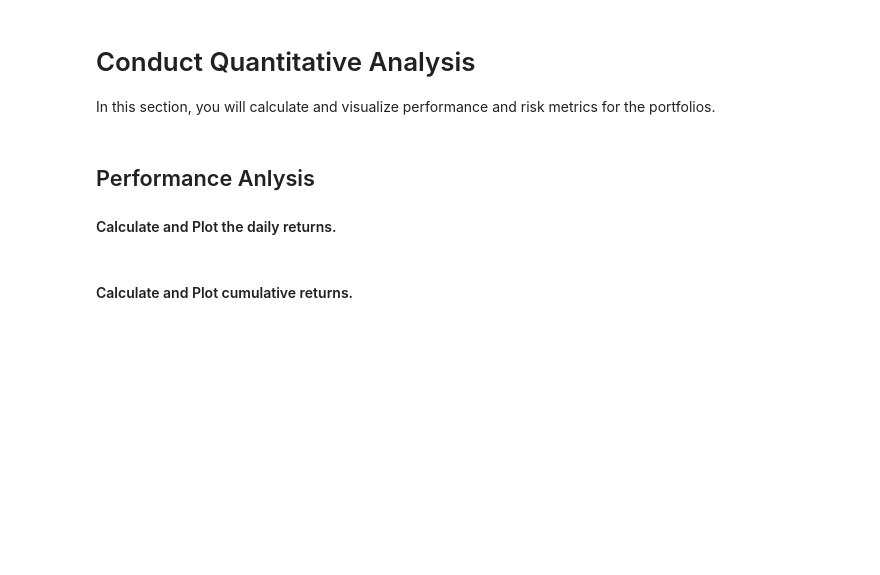
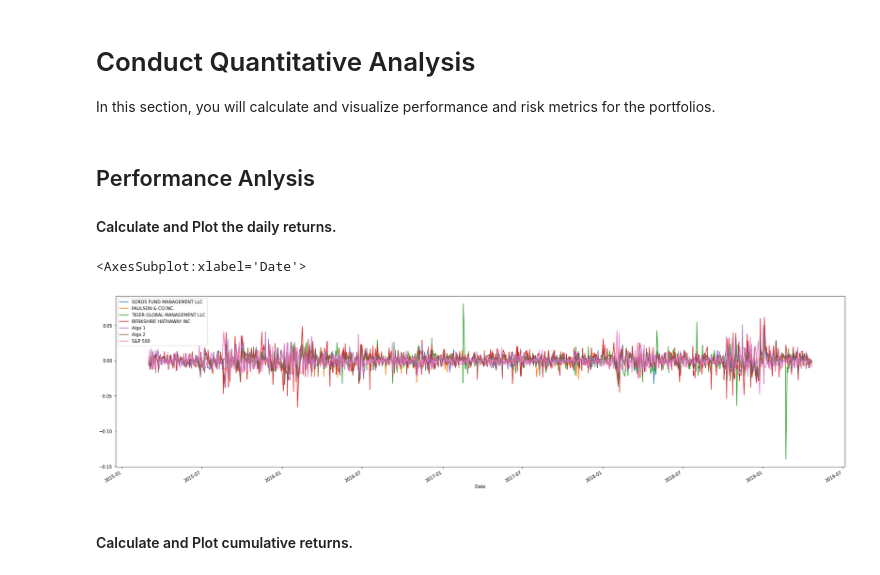
Before and after one commit to jdfwsp/pandas_for_data, a Jupyter notebook: whale_analysis.ipynb, the cells around one changed output. Drawn from its saved outputs; the diff is of its cells as text; code cells hidden in the pictures; blank space fills up the shorter version.

```diff
--- a/whale_analysis.ipynb
+++ b/whale_analysis.ipynb
@@ -50,3 +60,5 @@ Read the algorithmic daily returns and clean the data
 # %%
 # Reading algorithmic returns
 ar_df = pd.read_csv('Resources/algo_returns.csv')
+ar_df['Date'] = pd.to_datetime(ar_df['Date'])
+ar_df.head()
@@ -103,4 +122,5 @@ Close    0
 dtype: int64
 # %%
 # Rename `Close` Column to be specific to this portfolio.
-sp5_df.rename(columns = {'Close': 'SP500'})
+sp5_df['S&P 500'] = sp5_df['Close']
+del sp5_df['Close']
@@ -122,5 +128,5 @@ sp5_df.rename(columns = {'Close': 'SP500'})
 ## Combine Whale, Algorithmic, and S&P 500 Returns
 # %%
 # Join Whale Returns, Algorithmic Returns, and the S&P 500 Returns into a single DataFrame with columns for each portfolio's returns.
-comb_df = pd.concat([wr_df, ar_df, sp5_df], axis = 1, join = 'inner')
-comb_df.head()
+comb_df = pd.merge(wr_df, ar_df, how = 'inner', on = 'Date')
+comb_df = pd.merge(comb_df, sp5_df, how = 'inner', on = 'Date')
@@ -133,0 +133,3 @@ comb_df.head()
+# %%
+comb_df.set_index('Date', inplace = True)
+comb_df.head()
@@ -143,6 +153,10 @@ In this section, you will calculate and visualize performance and risk metrics f
 #### Calculate and Plot the daily returns.
 # %%
 # Plot daily returns of all portfolios
+comb_df.plot(figsize = (30, 8))
+# %% [output]
+<AxesSubplot:xlabel='Date'>
+[figure, added]
 # %% [markdown]
 #### Calculate and Plot cumulative returns.
 # %%
```
Also changed, not shown: parts of 7 cells of this notebook.
